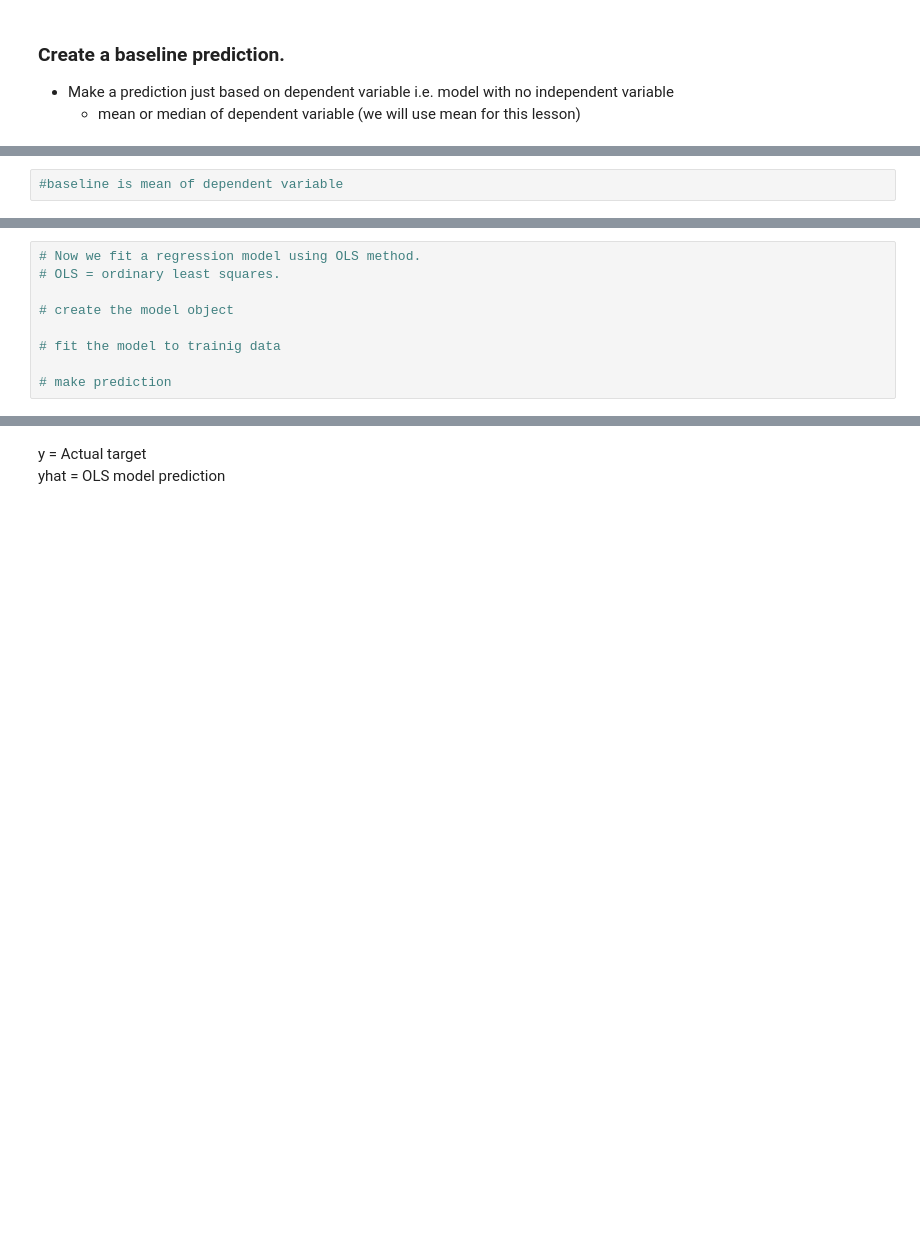
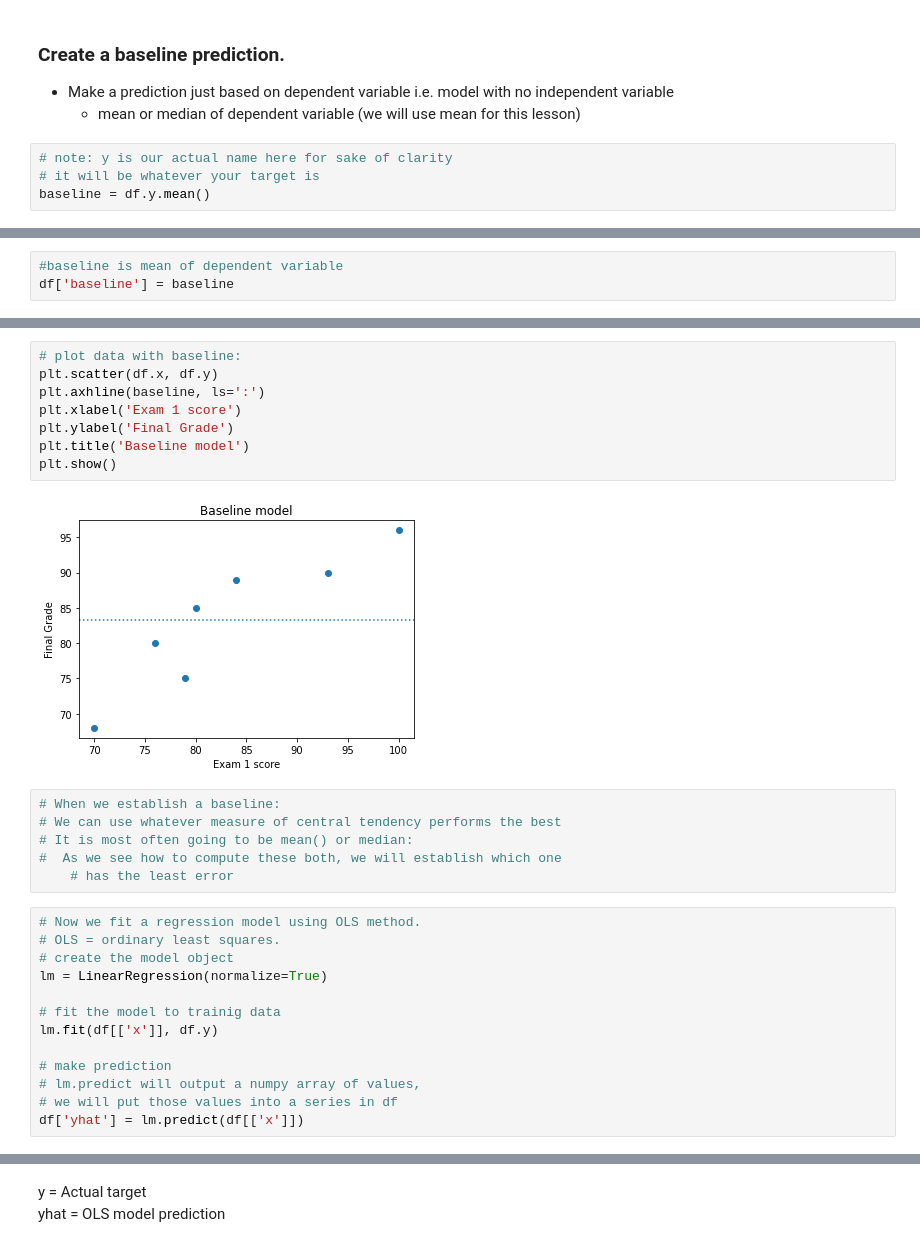
Before and after one commit to CodeupClassroom/innis-regression-exercises, a Jupyter notebook: regression_evaluation.ipynb, the cells around one changed output, grey strips where cells are left out. Cells and saved outputs as stored; diff of their text form; blank space fills up the shorter version.

Commit message:
add evaluation lesson notes

```diff
--- a/regression_evaluation.ipynb
+++ b/regression_evaluation.ipynb
@@ -56,3 +74,7 @@ Linear Regression:
 ### Create a baseline prediction.
 - Make a prediction just based on dependent variable i.e. model with no independent variable
     - mean or median of dependent variable (we will use mean for this lesson)
+# %%
+# note: y is our actual name here for sake of clarity
+# it will be whatever your target is
+baseline = df.y.mean()
@@ -59,2 +85,3 @@ Linear Regression:
 # %%
 #baseline is mean of dependent variable
+df['baseline'] = baseline
@@ -63,9 +97,29 @@ Linear Regression:
+# %%
+# plot data with baseline:
+plt.scatter(df.x, df.y)
+plt.axhline(baseline, ls=':')
+plt.xlabel('Exam 1 score')
+plt.ylabel('Final Grade')
+plt.title('Baseline model')
+plt.show()
+# %% [output]
+[figure, added]
+# %%
+# When we establish a baseline:
+# We can use whatever measure of central tendency performs the best
+# It is most often going to be mean() or median:
+#  As we see how to compute these both, we will establish which one
+    # has the least error
 # %%
 # Now we fit a regression model using OLS method.
 # OLS = ordinary least squares.
-
 # create the model object
+lm = LinearRegression(normalize=True)
 
 # fit the model to trainig data
+lm.fit(df[['x']], df.y)
 
 # make prediction
+# lm.predict will output a numpy array of values,
+# we will put those values into a series in df
+df['yhat'] = lm.predict(df[['x']])
```
Also changed, not shown: parts of 25 cells of this notebook.
